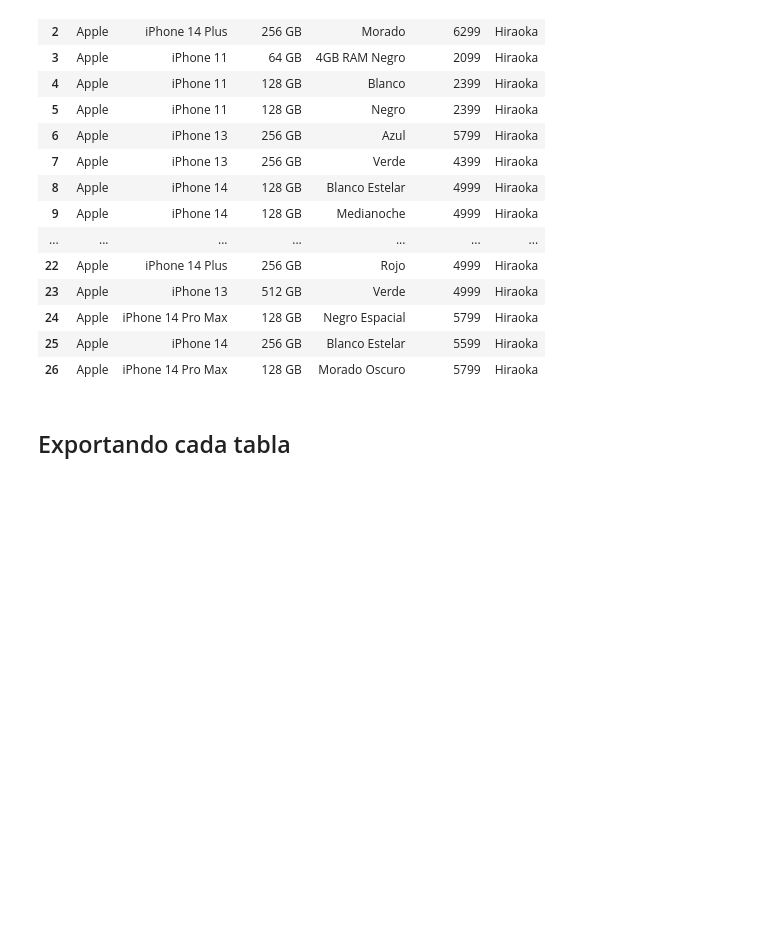
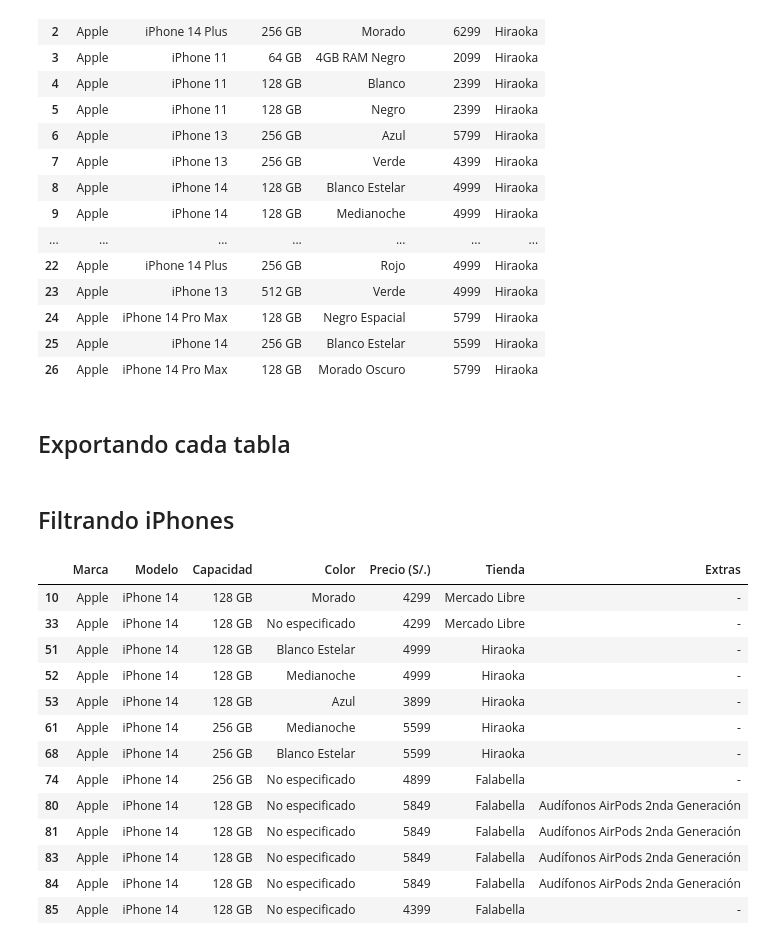
Before and after one commit to Marcelloprime/Comparacion_Precios_Peru, a Jupyter notebook: Comparacion_de_precios.ipynb, the cells around one changed output. Saved outputs shown, nothing was run; the diff lists cells and outputs as text; code cells hidden in the pictures; blank space fills up the shorter version.

```diff
--- a/Comparacion_de_precios.ipynb
+++ b/Comparacion_de_precios.ipynb
@@ -281,3 +275,22 @@ precios_iphone['Color'] = precios_iphone['Color'].fillna('No especificado')
 precios_iphone['Extras'] = precios_iphone['Extras'].fillna('-')
 # %%
 precios_iphone.to_csv('iPhones_Tiendas.csv',index=False)
+# %% [markdown]
+## Filtrando iPhones
+# %%
+precios_iphone[precios_iphone['Modelo'] == 'iPhone 14']
+# %% [output]
+|  | Marca | Modelo | Capacidad | Color | Precio (S/.) | Tienda | Extras |
+| 10 | Apple | iPhone 14 | 128 GB | Morado | 4299 | Mercado Libre | - |
+| 33 | Apple | iPhone 14 | 128 GB | No especificado | 4299 | Mercado Libre | - |
+| 51 | Apple | iPhone 14 | 128 GB | Blanco Estelar | 4999 | Hiraoka | - |
+| 52 | Apple | iPhone 14 | 128 GB | Medianoche | 4999 | Hiraoka | - |
+| 53 | Apple | iPhone 14 | 128 GB | Azul | 3899 | Hiraoka | - |
+| 61 | Apple | iPhone 14 | 256 GB | Medianoche | 5599 | Hiraoka | - |
+| 68 | Apple | iPhone 14 | 256 GB | Blanco Estelar | 5599 | Hiraoka | - |
+| 74 | Apple | iPhone 14 | 256 GB | No especificado | 4899 | Falabella | - |
+| 80 | Apple | iPhone 14 | 128 GB | No especificado | 5849 | Falabella | Audífonos AirPods 2nda Generación |
+| 81 | Apple | iPhone 14 | 128 GB | No especificado | 5849 | Falabella | Audífonos AirPods 2nda Generación |
+| 83 | Apple | iPhone 14 | 128 GB | No especificado | 5849 | Falabella | Audífonos AirPods 2nda Generación |
+| 84 | Apple | iPhone 14 | 128 GB | No especificado | 5849 | Falabella | Audífonos AirPods 2nda Generación |
+| 85 | Apple | iPhone 14 | 128 GB | No especificado | 4399 | Falabella | - |
```
Also changed, not shown: parts of 9 cells of this notebook, 3 other files.
